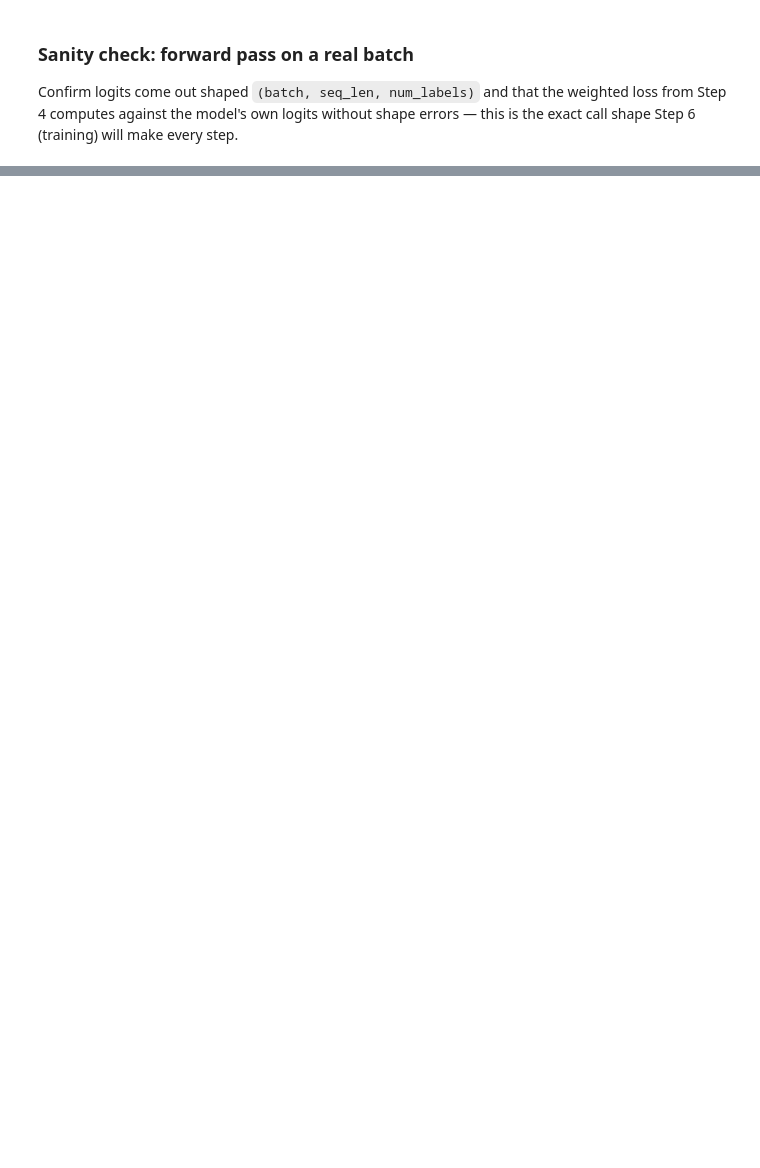
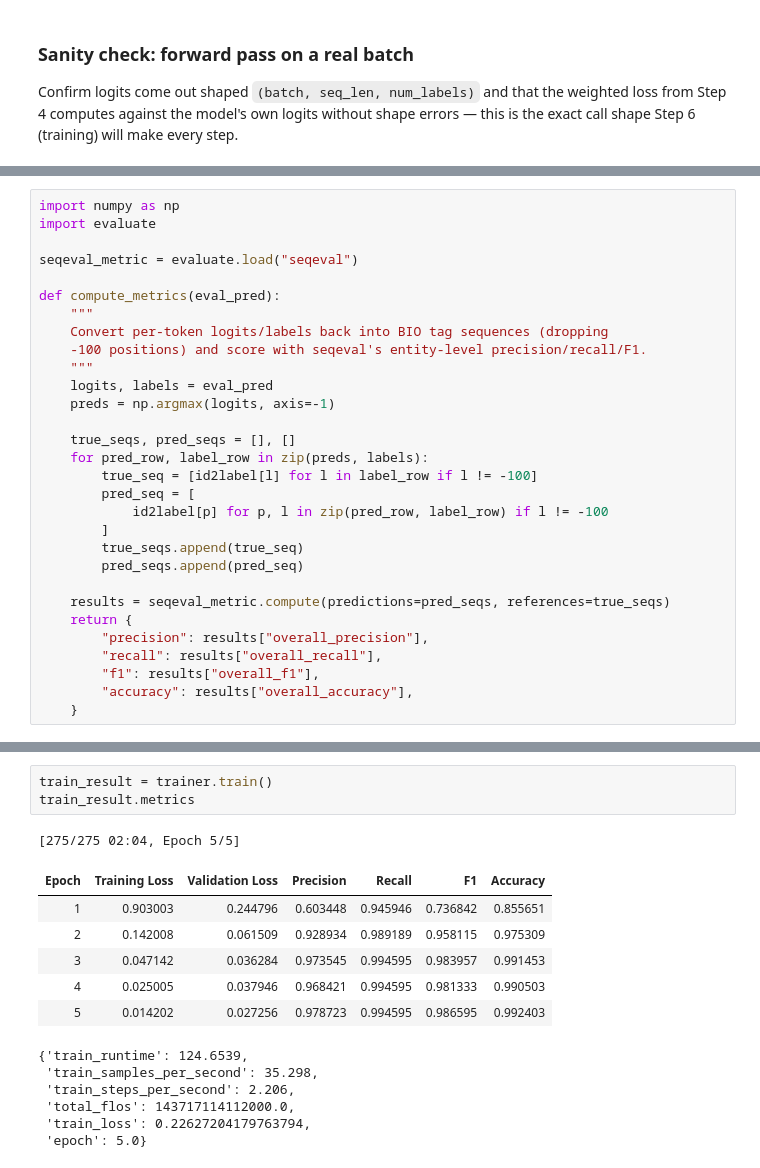
Before and after one commit to ssabrut/ordo-ai, a Jupyter notebook: notebooks/3.2_bio_labeling.ipynb, the cells around one changed output, grey strips where cells are left out. Drawn from its saved outputs; the diff is of its cells as text; blank space fills up the shorter version.

```diff
--- a/notebooks/3.2_bio_labeling.ipynb
+++ b/notebooks/3.2_bio_labeling.ipynb
@@ -1074,0 +1109,30 @@ Step 5 sanity checks passed.
+# %%
+import numpy as np
+import evaluate
+
+seqeval_metric = evaluate.load("seqeval")
+
+def compute_metrics(eval_pred):
+    """
+    Convert per-token logits/labels back into BIO tag sequences (dropping
+    -100 positions) and score with seqeval's entity-level precision/recall/F1.
+    """
+    logits, labels = eval_pred
+    preds = np.argmax(logits, axis=-1)
+
+    true_seqs, pred_seqs = [], []
+    for pred_row, label_row in zip(preds, labels):
+        true_seq = [id2label[l] for l in label_row if l != -100]
+        pred_seq = [
+            id2label[p] for p, l in zip(pred_row, label_row) if l != -100
+        ]
+        true_seqs.append(true_seq)
+        pred_seqs.append(pred_seq)
+
+    results = seqeval_metric.compute(predictions=pred_seqs, references=true_seqs)
+    return {
+        "precision": results["overall_precision"],
+        "recall": results["overall_recall"],
+        "f1": results["overall_f1"],
+        "accuracy": results["overall_accuracy"],
+    }
@@ -1074,0 +1186,17 @@ Step 5 sanity checks passed.
+# %%
+train_result = trainer.train()
+train_result.metrics
+# %% [output]
+[275/275 02:04, Epoch 5/5]
+| Epoch | Training Loss | Validation Loss | Precision | Recall | F1 | Accuracy |
+| 1 | 0.903003 | 0.244796 | 0.603448 | 0.945946 | 0.736842 | 0.855651 |
+| 2 | 0.142008 | 0.061509 | 0.928934 | 0.989189 | 0.958115 | 0.975309 |
+| 3 | 0.047142 | 0.036284 | 0.973545 | 0.994595 | 0.983957 | 0.991453 |
+| 4 | 0.025005 | 0.037946 | 0.968421 | 0.994595 | 0.981333 | 0.990503 |
+| 5 | 0.014202 | 0.027256 | 0.978723 | 0.994595 | 0.986595 | 0.992403 |
+{'train_runtime': 124.6539,
+ 'train_samples_per_second': 35.298,
+ 'train_steps_per_second': 2.206,
+ 'total_flos': 143717114112000.0,
+ 'train_loss': 0.22627204179763794,
+ 'epoch': 5.0}
```
Also changed, not shown: parts of 8 cells of this notebook.
